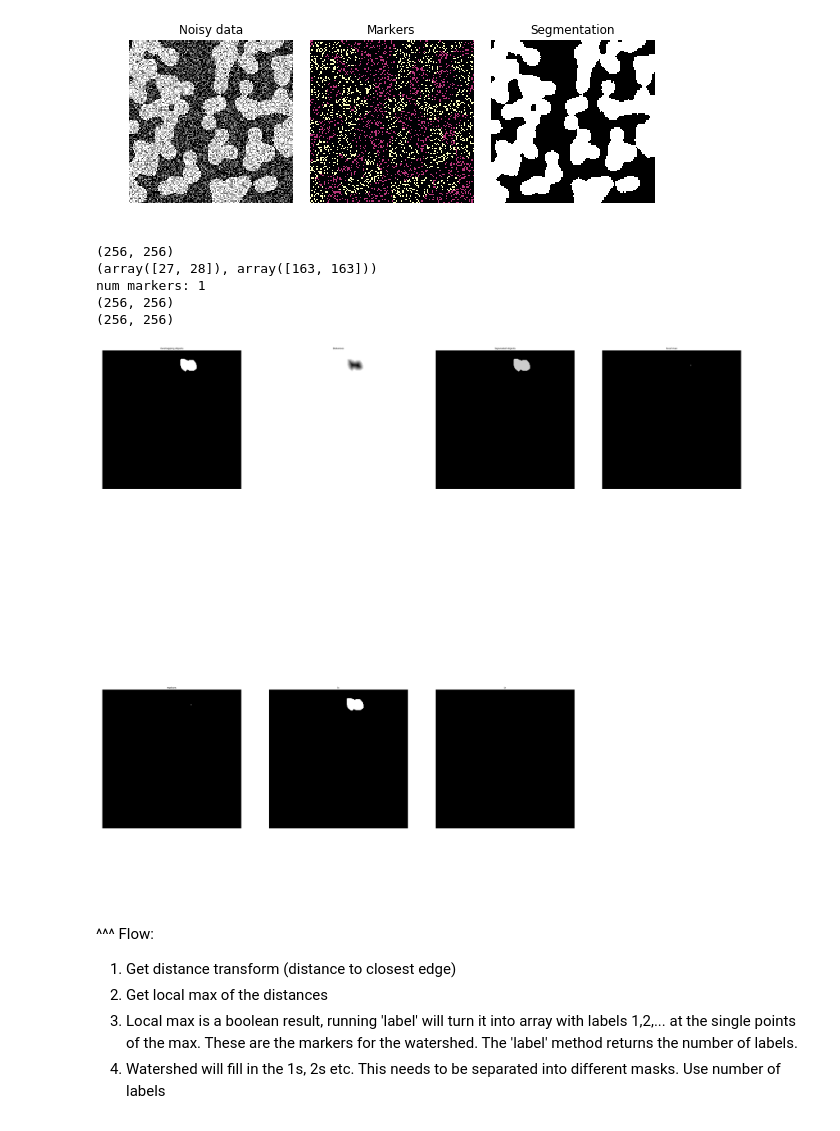
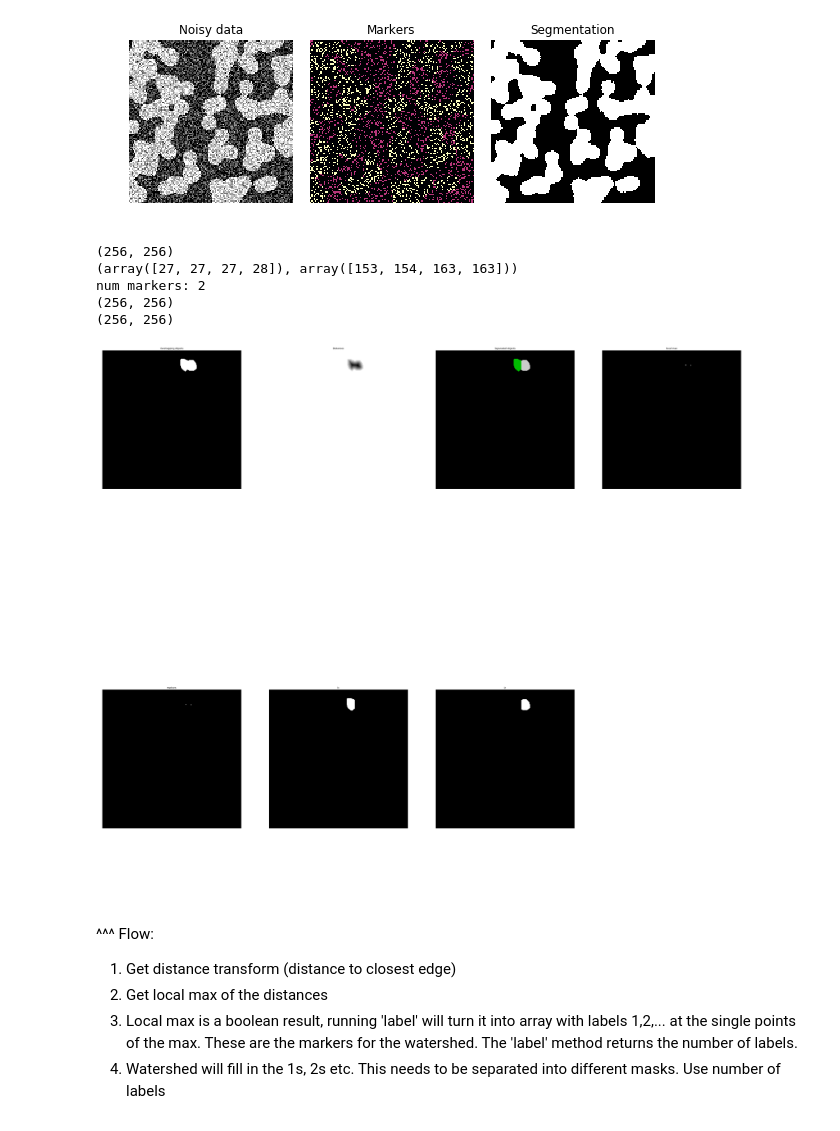
Before and after one commit to footh/nuclei, a Jupyter notebook: notebooks/image_aug_sandbox.ipynb, the cells around one changed output. Drawn from its saved outputs; the diff is of its cells as text; code cells hidden in the pictures.

```diff
--- a/notebooks/image_aug_sandbox.ipynb
+++ b/notebooks/image_aug_sandbox.ipynb
@@ -48,6 +48,7 @@ import numpy as np
 import matplotlib.pyplot as plt
 from scipy import ndimage as ndi
 
+from skimage import morphology
 from skimage.morphology import watershed
 from skimage.feature import peak_local_max
 from skimage.morphology import dilation
@@ -60,22 +61,22 @@ mask_circle1 = (x - x1)**2 + (y - y1)**2 < r1**2
 mask_circle2 = (x - x2)**2 + (y - y2)**2 < r2**2
 image = np.logical_or(mask_circle1, mask_circle2)
 
-image = Image.open('/home/jfaath/Desktop/test_images/combine-1.png')
+image = Image.open('/home/jfaath/Desktop/test-images/combine-1.png')
 image = np.asarray(image)
 
-distance = ndi.distance_transform_edt(image)
+distance = ndi.distance_transform_edt(image==255)
 #print(distance[25:35,25:35])
-local_maxi = peak_local_max(distance, indices=False, footprint=np.ones((20, 20)),
+local_maxi = peak_local_max(distance, indices=False, footprint=np.ones((10, 10)),
                             labels=(image==255))
 print(local_maxi.shape)
 print(np.where(local_maxi==True))
 
-marker_full = ndi.label(local_maxi)
+marker_full = morphology.label(local_maxi)
 label_res = ndi.label(local_maxi)
 markers = label_res[0]
 print(f"num markers: {label_res[1]}")
 print(markers.shape)
-labels = watershed(-distance, markers, mask=image)
+labels = watershed(-distance, marker_full, mask=image)
 print(labels.shape)
 
 l1 = np.asarray(labels==1, dtype=np.uint8)
@@ -84,36 +85,36 @@ l1 = dilation(l1, [[1,1]])
 
 fig, axes = plt.subplots(nrows=2, ncols=4, figsize=(60, 60), sharex=True, sharey=True,
                          subplot_kw={'adjustable': 'box-forced'})
 ax = axes.ravel()
 
 ax[0].imshow(image, cmap=plt.cm.gray, interpolation='nearest')
 ax[0].set_title('Overlapping objects')
 ax[1].imshow(-distance, cmap=plt.cm.gray, interpolation='nearest')
 ax[1].set_title('Distances')
 ax[2].imshow(labels, cmap=plt.cm.spectral, interpolation='nearest')
 ax[2].set_title('Separated objects')
 ax[3].imshow(local_maxi, cmap=plt.cm.gray, interpolation='nearest')
 ax[3].set_title('local max')
 ax[4].imshow(markers, cmap=plt.cm.gray, interpolation='nearest')
 ax[4].set_title('markers')
 ax[5].imshow(l1, cmap=plt.cm.gray, interpolation='nearest')
 ax[5].set_title('l1')
 ax[6].imshow(l2, cmap=plt.cm.gray, interpolation='nearest')
 ax[6].set_title('l2')
 
 
 for a in ax:
     a.set_axis_off()
 
 #fig.tight_layout()
 plt.show()
 # %% [output]
 (256, 256)
-(array([27, 28]), array([163, 163]))
-num markers: 1
+(array([27, 27, 27, 28]), array([153, 154, 163, 163]))
+num markers: 2
 (256, 256)
 (256, 256)
-[figure, old version]
+[figure, new version]
 # %% [markdown]
 ^^^
 Flow:
```
Also changed, not shown: 4 other files.
